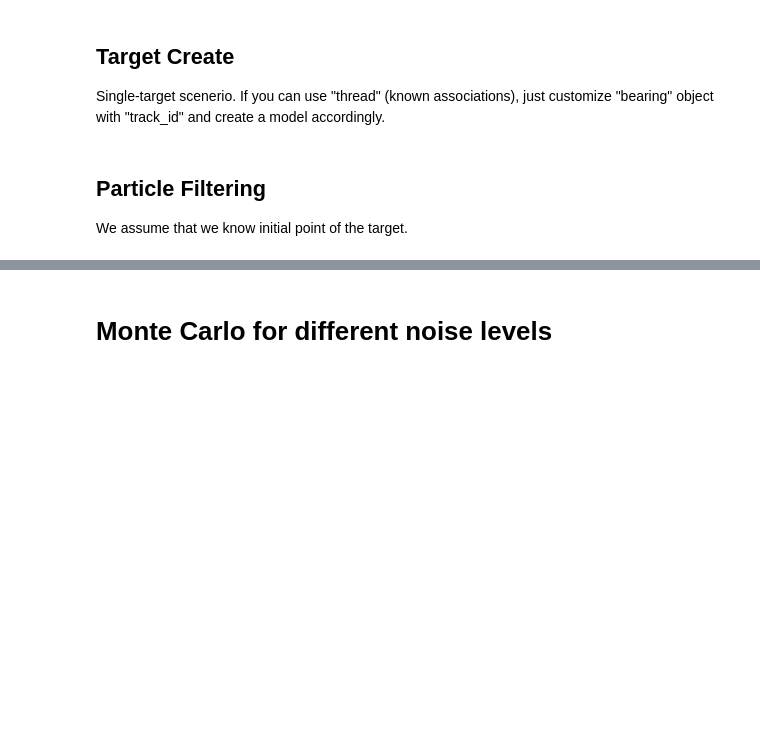
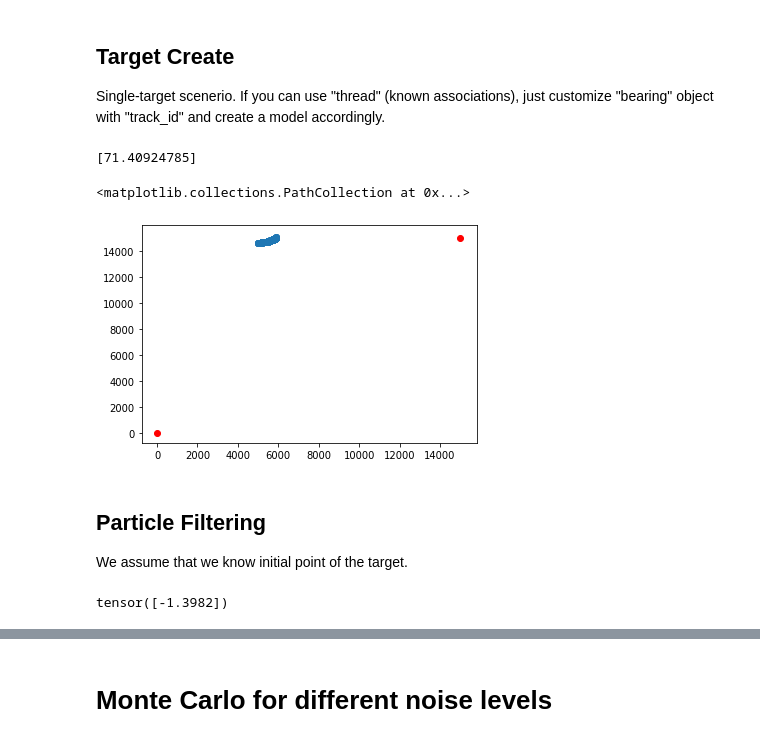
Before and after one commit to metegenez/particle-filter, a Jupyter notebook: particler_filter_pytorch.ipynb, the cells around one changed output, grey strips where cells are left out. Drawn from its saved outputs; the diff is of its cells as text; code cells hidden in the pictures; blank space fills up the shorter version.

```diff
--- a/particler_filter_pytorch.ipynb
+++ b/particler_filter_pytorch.ipynb
@@ -9,15 +10,16 @@ from IPython.display import Video
 class bearing():
     def __init__(self,sensor_no,bearing,time):
         self.sensor_no = sensor_no #can be 0 or 1
-        self.sensor_location = np.array([[0,0],[3000,3000]])[sensor_no]
+        self.sensor_location = np.array([[0,0],[15000,15000]])[sensor_no]
         self.bearing = bearing
         self.time = time
         self.track_id = 0 #for multiple target evaluations
 A = lambda Ts: np.array([[1, 0, Ts, 0],[0, 1, 0, Ts], [0, 0, 1, 0],[0, 0, 0, 1]])
 B = lambda ts: np.concatenate(((ts**2)*0.5*np.eye(2), ts * np.eye(2)), axis = 0)
 aci = lambda konum, sensor_no: np.rad2deg(np.arctan2(konum[0] - sensor_locations[sensor_no][0], konum[1] - sensor_locations[sensor_no][1])) #x vey y ozellikle boyle (x,y)
-def generate_a_target(measurement_sigma, process_noise, ts, sensor_locations = np.array([[0,0],[3000,3000]])):
-    initial_positions = np.random.rand(2) *3000
+
+def generate_a_target(measurement_sigma, process_noise, ts, sensor_locations = np.array([[0,0],[15000,15000]])):
+    initial_positions = np.random.rand(2) *15000
     initial_velocities = np.random.rand(1) *10 #m/s
     initial_orientation = np.random.rand(1) * 360
     print(initial_orientation)
@@ -33,22 +35,26 @@ def generate_a_target(measurement_sigma, process_noise, ts, sensor_locations = n
     for i in range(1,len(car_traj)):
         a = np.random.choice([False,True], p = [0.5,0.5])
         if a:
-            bearings.append(bearing(0,aci(car_traj[i],0) + torch.empty(1).normal_(mean=0,std=measurement_sigma),time_array[i]))
+            bearings.append(bearing(0,aci(car_traj[i],0) + Gamma(torch.tensor([0.6]), torch.tensor([1.0])).rsample(sample_shape = (1,1))[0][0],time_array[i]))
         else:
-            bearings.append(bearing(1,aci(car_traj[i],1) + torch.empty(1).normal_(mean=0,std=measurement_sigma),time_array[i]))
+            bearings.append(bearing(1,aci(car_traj[i],1) + Gamma(torch.tensor([0.6]), torch.tensor([1.0])).rsample(sample_shape = (1,1))[0][0],time_array[i]))
     return car_traj, bearings, coordinates
 # %% [markdown]
 ## Target Create
 Single-target scenerio. If you can use "thread" (known associations), just customize "bearing" object with "track_id" and create a model accordingly.
 # %%
 measurement_sigma = np.sqrt(1);
-process_noise = np.sqrt(0.5);
-sensor_locations = np.array([[0,0],[3000,3000]])
+process_noise = np.sqrt(1);
+sensor_locations = np.array([[0,0],[15000,15000]])
 ts = 1/2
 car_traj, bearings, coordinates = generate_a_target(measurement_sigma, process_noise, ts)
 plt.scatter(coordinates[:,0],coordinates[:,1])
 plt.scatter(sensor_locations[0][0],sensor_locations[0][1], c = "red")
 plt.scatter(sensor_locations[1][0],sensor_locations[1][1], c = "red")
+# %% [output]
+[71.40924785]
+<matplotlib.collections.PathCollection at 0x...>
+[figure, added]
 # %% [markdown]
 ## Particle Filtering
 We assume that we know initial point of the target.
@@ -289,3 +299,7 @@ def performance(takip, car_traj):
     ind_error = (takip - torch.Tensor(car_traj))[:,:2]
     rmse = torch.sqrt(torch.mean(torch.sum(ind_error.pow(2), dim = 1)))
     return rmse.data.numpy(), torch.sqrt(torch.sum(ind_error.pow(2), dim = 1)).data.numpy()
+# %%
+Gamma(torch.tensor([0.6]), torch.tensor([1.0])).log_prob(1)
+# %% [output]
+tensor([-1.3982])
```
Also changed, not shown: parts of 9 cells of this notebook.
